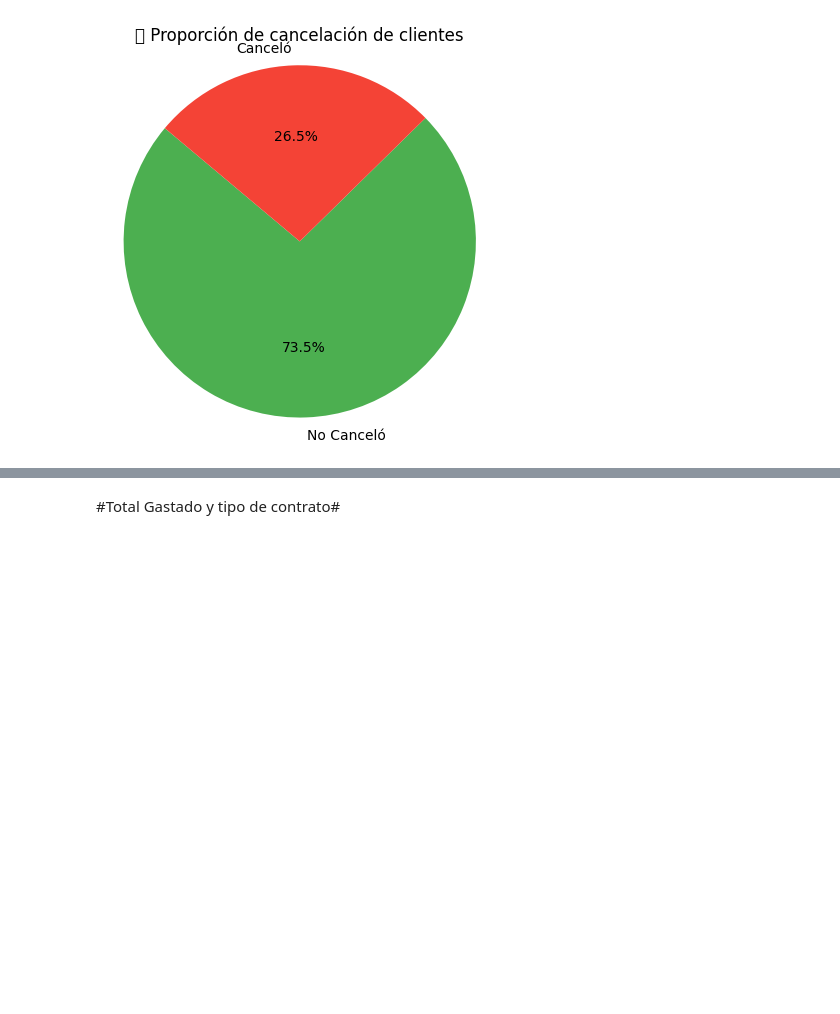
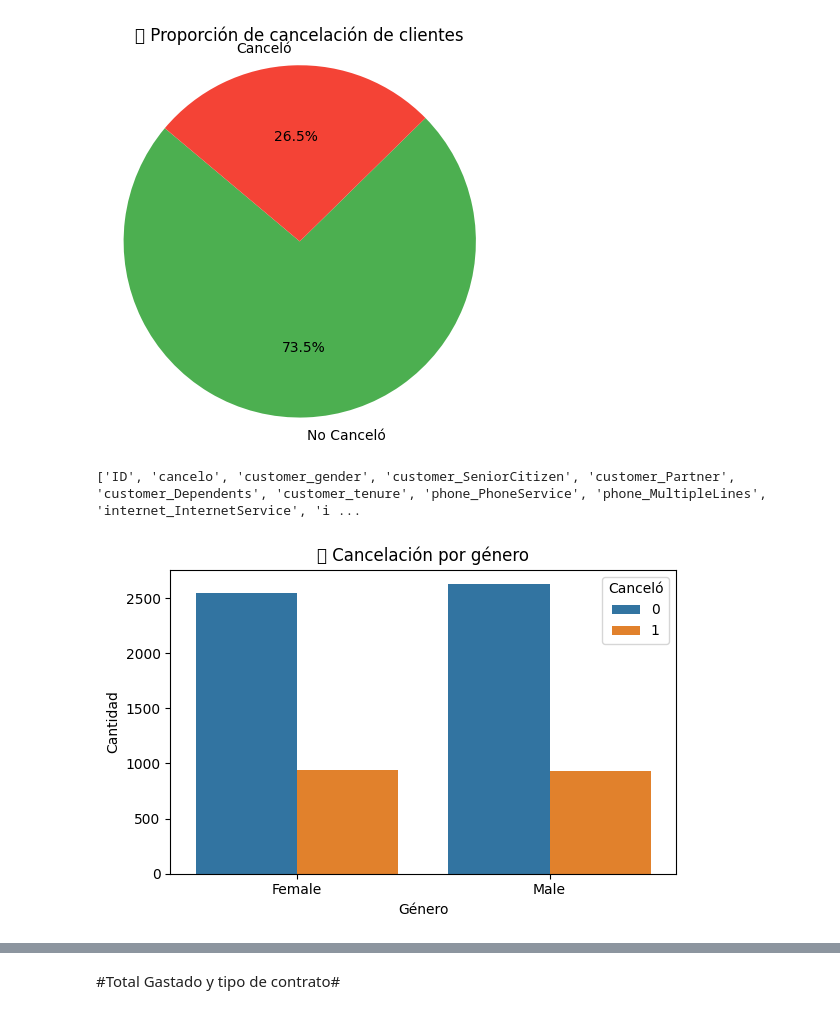
Before and after one commit to gloriagutierrez2025/Challenger_Telecom, a Jupyter notebook: Untitled2.ipynb, the cells around one changed output, grey strips where cells are left out. Saved outputs shown, nothing was run; the diff lists cells and outputs as text; code cells hidden in the pictures; blank space fills up the shorter version.

```diff
--- a/Untitled2.ipynb
+++ b/Untitled2.ipynb
@@ -651,4 +627,19 @@ plt.axis('equal')
 plt.show()
 # %% [output]
 [figure]
+# %%
+print(df_limpio.columns.tolist())
+# %% [output]
+['ID', 'cancelo', 'customer_gender', 'customer_SeniorCitizen', 'customer_Partner', 'customer_Dependents', 'customer_tenure', 'phone_PhoneService', 'phone_MultipleLines', 'internet_InternetService', 'i ...
+# %%
+plt.figure(figsize=(6, 4))
+sns.countplot(data=df_limpio, x='customer_gender', hue='cancelo')
+plt.title("📌 Cancelación por género")
+plt.xlabel("Género")
+plt.ylabel("Cantidad")
+plt.legend(title='Canceló')
+plt.tight_layout()
+plt.show()
+# %% [output]
+[figure, added]
 # %%
```
Also changed, not shown: parts of 4 cells of this notebook.
